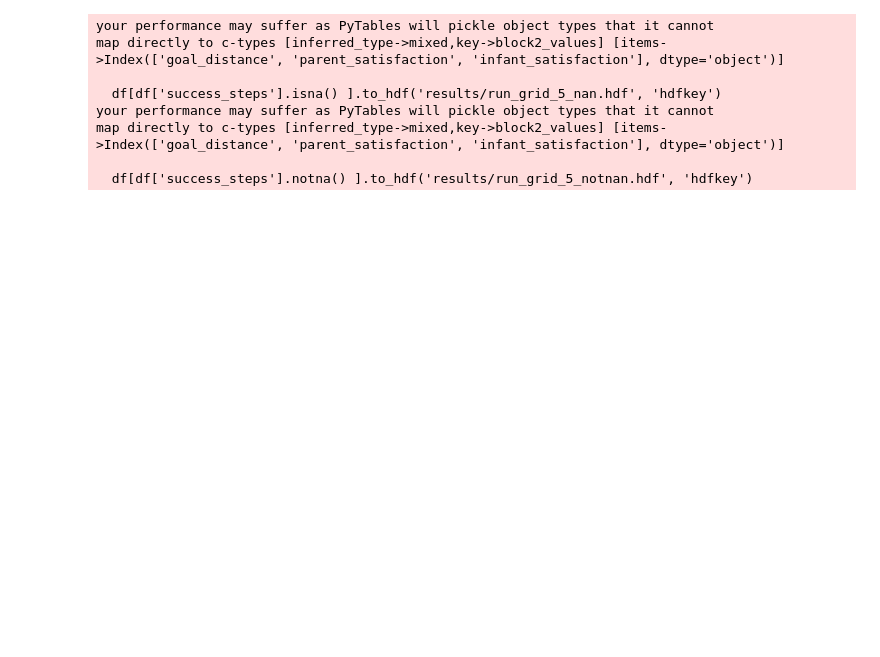
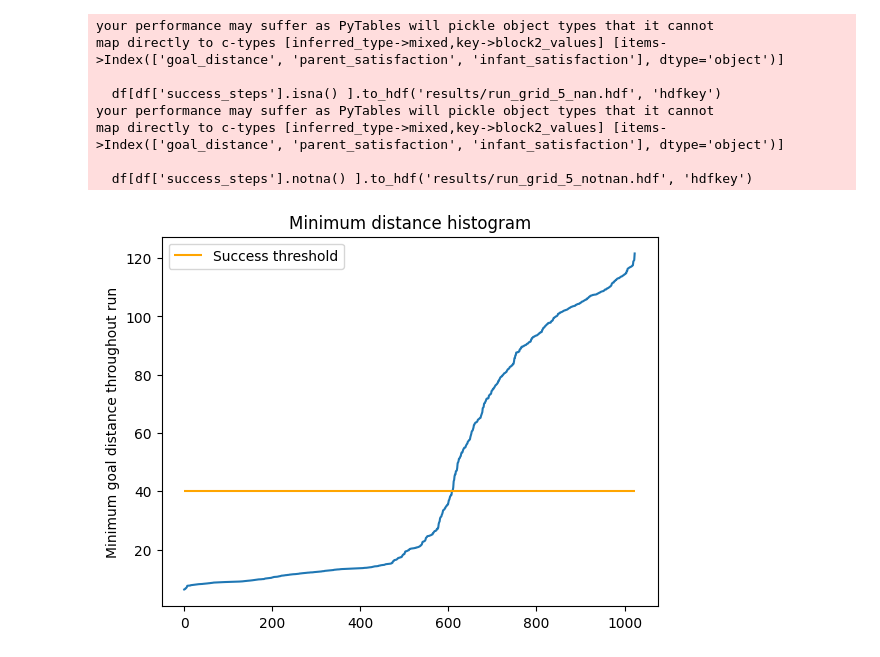
Before and after one commit to roznawsk/infant-abm, a Jupyter notebook: open_results.ipynb, the cells around one changed output. Cells and saved outputs as stored; diff of their text form; code cells hidden in the pictures; blank space fills up the shorter version.

```diff
--- a/open_results.ipynb
+++ b/open_results.ipynb
@@ -50,4 +74,16 @@ your performance may suffer as PyTables will pickle object types that it cannot
 map directly to c-types [inferred_type->mixed,key->block2_values] [items->Index(['goal_distance', 'parent_satisfaction', 'infant_satisfaction'], dtype='object')]
 
   df[df['success_steps'].notna() ].to_hdf('results/run_grid_5_notnan.hdf', 'hdfkey')
+# %%
+y = df.apply(lambda row: np.min(row['goal_distance']), axis=1).sort_values().to_numpy()
+
+fig, ax = plt.subplots()
+ax.plot(y)
+ax.set_title('Minimum distance histogram')
+ax.set_ylabel('Minimum goal distance throughout run')
+ax.hlines(y=success_dist, xmin=0, xmax=len(y), color='orange', label='Success threshold')
+ax.legend()
+plt.show()
+# %% [output]
+[figure, added]
 # %%
```
Also changed, not shown: parts of 17 cells of this notebook, 2 other files.
